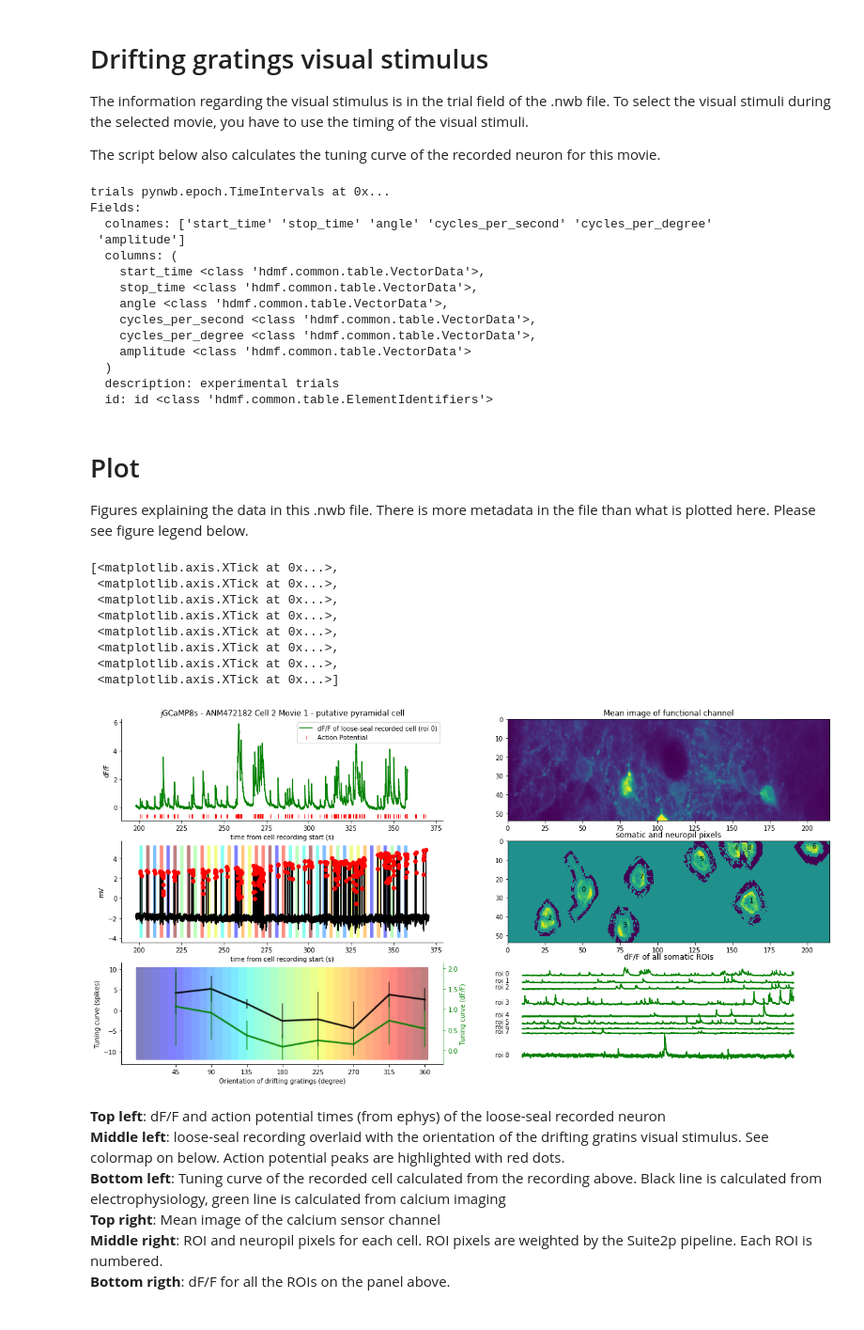
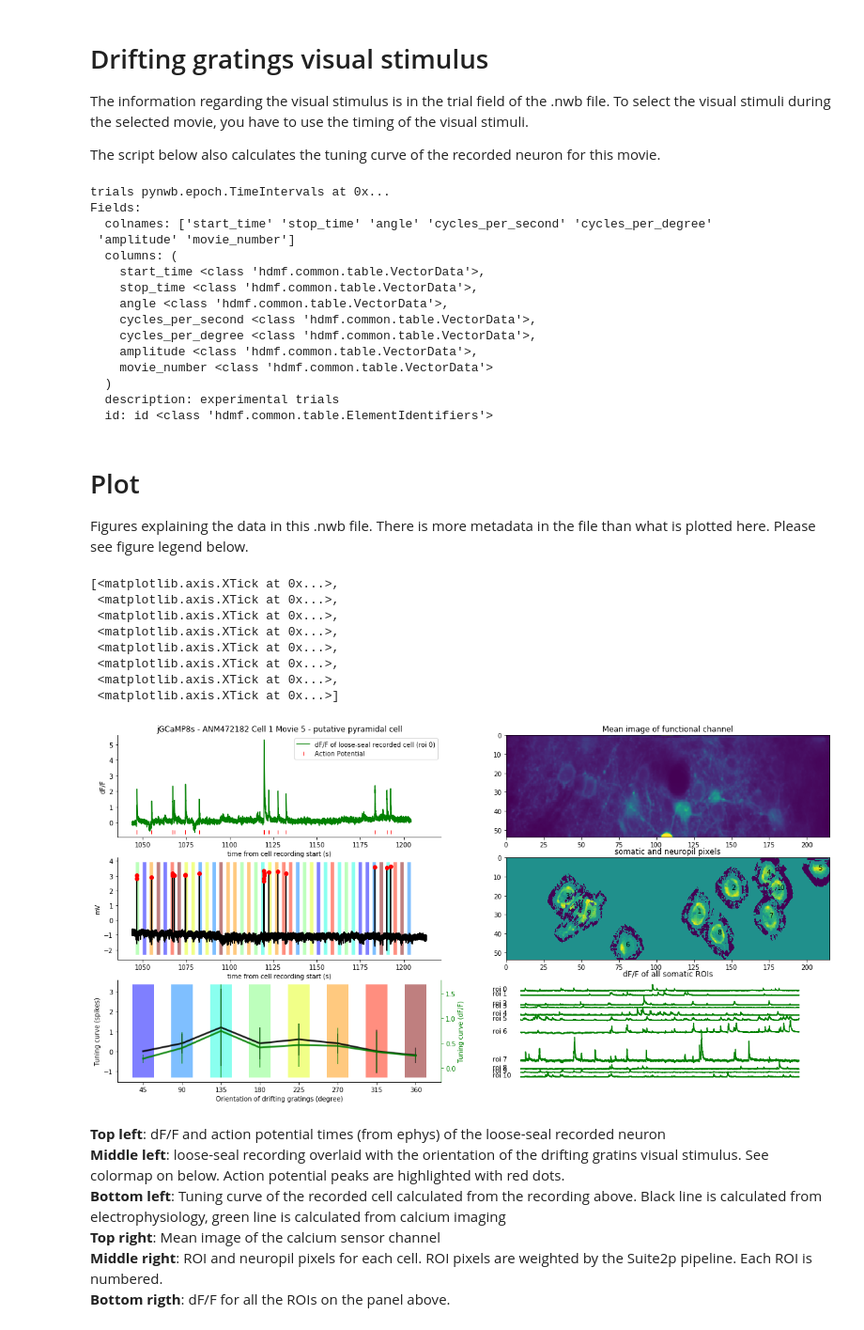
Before and after one commit to rozmar/jGCaMP8_mouse_cell_attached_pipeline, a Jupyter notebook: NWB_tutorial.ipynb, the cells around one changed output. Shown at 94% size. Drawn from its saved outputs; the diff is of its cells as text; code cells hidden in the pictures.

```diff
--- a/NWB_tutorial.ipynb
+++ b/NWB_tutorial.ipynb
@@ -34,9 +66,15 @@ sensor is also in the file name, please change that accordingly, use supplementa
 # %%
 sensor = 'jGCaMP8s'
 subject_id = 472182
-cell_number = 2
+cell_number = 1
 
-nwbfile = '/home/rozmar/Mount/HDD_RAID_2_16TB/GCaMP8_NWB/{}_ANM{}_cell{}.nwb'.format(sensor,subject_id,str(cell_number).zfill(2))
+#sensor = 'jGCaMP8f'
+#subject_id = 471993
+#cell_number = 1
+
+
+base_dir = '/home/rozmar/Data/Calcium_imaging/GCaMP8_NWB/DANDI/000168/{}'.format(sensor)
+nwbfile = os.path.join(base_dir,'{}_ANM{}_cell{}.nwb'.format(sensor,subject_id,str(cell_number).zfill(2)))
 gauss_filter_sigma = 10 #ms
 io = pynwb.NWBHDF5IO(nwbfile, 'r')
 nwbfile = io.read()
@@ -69,7 +107,7 @@ Fields:
 # %% [markdown]
 Select a movie from the imaging planes.
 # %%
-movie_number = 1
+movie_number = 5
 # %% [markdown]
 # Imaging plane
 The imaging plane contains important metadata about the experiment, now we will use only the pixel size and frame rate in this example
@@ -96,16 +134,16 @@ Fields:
 # Ophys
 The following lines show how to extract the mean image of the selected movie, the ROI and neuropil traces and the ROI and neuropil pixels. To make the data easier to interpret, we do neuropil correction, dF/F is calculated, and a gaussian filter is applied to the extracted traces. The ROI that is recorded with ephys is also labelled, it is also always the first ROI.
 # %%
-meanimage = nwbfile.acquisition['mean images of movie {}'.format(movie_number)]
+ophys = nwbfile.processing['ophys of movie {}'.format(movie_number)]
+
+meanimage = ophys['mean images of movie {}'.format(movie_number)]
 mean_image_GCaMP = meanimage.images['{} at 940nm'.format(sensor)].data[:]
-
-ophys = nwbfile.processing['ophys of movie {}'.format(movie_number)]
 
 roi_traces = ophys['Fluorescence']['RoiResponseSeries'].data[:]
 neuropil_traces = ophys['Fluorescence']['NeuropilResponseSeries'].data[:]
 recorded_with_ephys = ophys['ImageSegmentation']['MovieSegmentation']['recorded_with_ephys'].data[:]
 putative_cell_type = ophys['ImageSegmentation']['MovieSegmentation']['cell_type'].data[:]
-roi_time = np.arange(len(roi_traces[0]))/ophys['Fluorescence']['RoiResponseSeries'].rate+ophys['Fluorescence']['RoiResponseSeries'].starting_time
+roi_time = ophys['Fluorescence']['RoiResponseSeries'].timestamps[:]
 roi_dff_list = []
 for roi_i,(roi_trace,neuropil_trace,recorded_cell,cell_type) in enumerate(zip(roi_traces,neuropil_traces,recorded_with_ephys,putative_cell_type)):
     f_corrected = roi_trace-0.8*neuropil_trace
@@ -113,7 +151,7 @@ for roi_i,(roi_trace,neuropil_trace,recorded_cell,cell_type) in enumerate(zip(ro
 #    if f0<0:
 #        continue
     dff = (f_corrected-f0)/f0
-    dff = gaussFilter(dff,ophys['Fluorescence']['RoiResponseSeries'].rate,sigma = gauss_filter_sigma/1000)
+    dff = gaussFilter(dff,imaging_plane.imaging_rate,sigma = gauss_filter_sigma/1000)
     roi_dff_list.append(dff)
     if recorded_cell:
         f_corrected_of_recorded_cell = f_corrected
@@ -246,14 +292,15 @@ print(nwbfile.trials)
 trials pynwb.epoch.TimeIntervals at 0x...
 Fields:
   colnames: ['start_time' 'stop_time' 'angle' 'cycles_per_second' 'cycles_per_degree'
- 'amplitude']
+ 'amplitude' 'movie_number']
   columns: (
     start_time <class 'hdmf.common.table.VectorData'>,
     stop_time <class 'hdmf.common.table.VectorData'>,
     angle <class 'hdmf.common.table.VectorData'>,
     cycles_per_second <class 'hdmf.common.table.VectorData'>,
     cycles_per_degree <class 'hdmf.common.table.VectorData'>,
-    amplitude <class 'hdmf.common.table.VectorData'>
+    amplitude <class 'hdmf.common.table.VectorData'>,
+    movie_number <class 'hdmf.common.table.VectorData'>
   )
   description: experimental trials
   id: id <class 'hdmf.common.table.ElementIdentifiers'>
@@ -319,38 +366,38 @@ for stim_start_t_now,stim_end_t_now,a in zip(nwbfile.trials['start_time'].data[:
     if stim_start_t_now>roi_time[0] and stim_start_t_now<roi_time[-1]:
         ax_ephys.fill_between(ephys_time,
                                     ylimits_ephys[0],
                                     ylimits_ephys[1]   ,
                                     where= (ephys_time > stim_start_t_now) & (ephys_time < stim_end_t_now),
-                                    facecolor=cmap(a/360),
+                                    facecolor=cmap(a/360), #orientation_colors[int(a/45 % 4 -1)],#
                                     alpha=0.5)
 
 
 
 ax_visual_stim.plot(unique_angles,ap_mean_list,'k-',linewidth = 3,alpha = .7)
 ax_visual_stim.errorbar(unique_angles,ap_mean_list,ap_std_list,color = 'black',alpha = .7)
 
 
 ax_visual_stim_dff.plot(unique_angles,dff_mean_list,'g-',linewidth = 3,alpha = .7)
 ax_visual_stim_dff.errorbar(unique_angles,dff_mean_list,dff_std_list,color = 'green',alpha = .7)
 
 y_limits_visual_stim = ax_visual_stim.get_ylim()
-width = 10#np.mean(np.diff(unique_angles))*.8
-for a in range(0,370,10):#unique_angles:
-    ax_visual_stim.bar(a,y_limits_visual_stim,width = width,color = cmap(a/360),alpha = .5)
+width = 25#np.mean(np.diff(unique_angles))*.8
+for a in [45,90,135,180,225,270,315,360]:#range(0,370,10):#unique_angles:
+    ax_visual_stim.bar(a,y_limits_visual_stim,width = width,color = cmap(a/360) ,alpha = .5) #cmap(a/360)  orientation_colors[int(a/45 % 4 -1)]
 
 ax_visual_stim.set_xticks(unique_angles)
 
 #io.close()
 # %% [output]
 [<matplotlib.axis.XTick at 0x...>,
  <matplotlib.axis.XTick at 0x...>,
  <matplotlib.axis.XTick at 0x...>,
  <matplotlib.axis.XTick at 0x...>,
  <matplotlib.axis.XTick at 0x...>,
  <matplotlib.axis.XTick at 0x...>,
  <matplotlib.axis.XTick at 0x...>,
  <matplotlib.axis.XTick at 0x...>]
-[figure, old version]
+[figure, new version]
 # %% [markdown]
 **Top left**: dF/F and action potential times (from ephys) of the loose-seal recorded neuron <br>
 **Middle left**: loose-seal recording overlaid with the orientation of the drifting gratins visual stimulus. See colormap on below. Action potential peaks are highlighted with red dots. <br>
```
Also changed, not shown: parts of 12 cells of this notebook.
